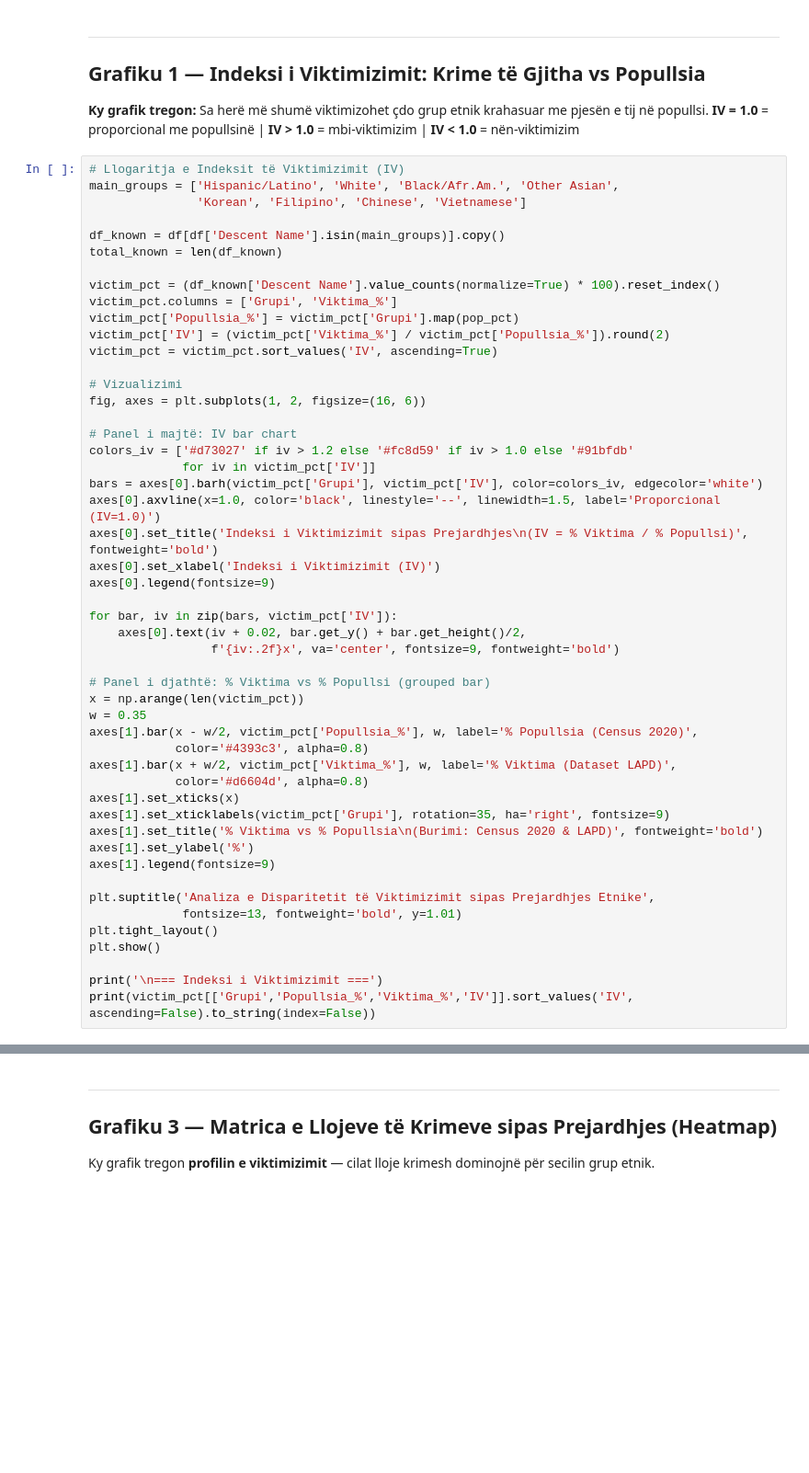
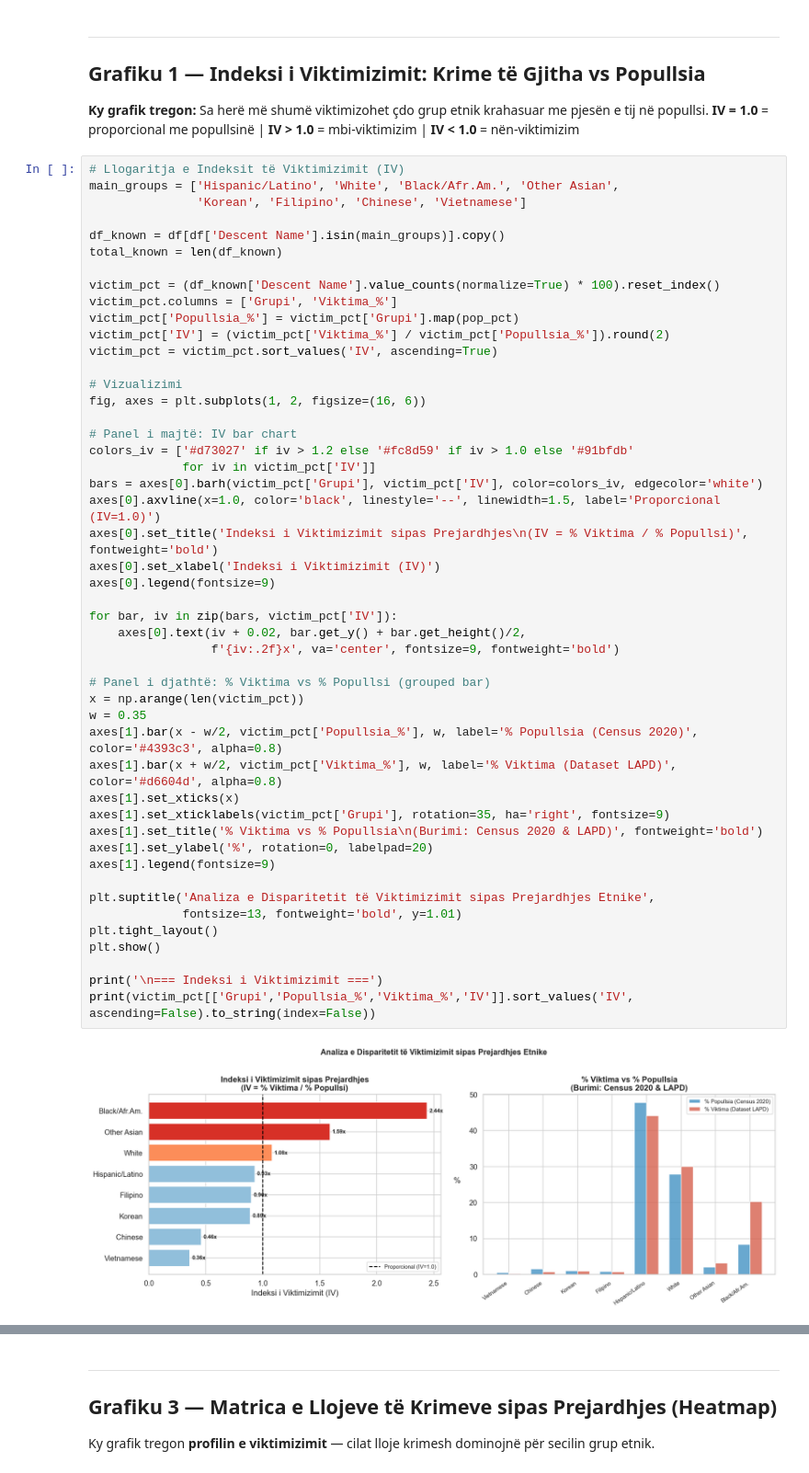
Before and after one commit to kle-di/LAPD-Crime-Analysis, a Jupyter notebook: Crime_analysis.ipynb, the cells around one changed output, grey strips where cells are left out. Shown at 92% size. Saved outputs shown, nothing was run; the diff lists cells and outputs as text; blank space fills up the shorter version.

```diff
--- a/Crime_analysis.ipynb
+++ b/Crime_analysis.ipynb
@@ -231,35 +295,35 @@ victim_pct = victim_pct.sort_values('IV', ascending=True)
 fig, axes = plt.subplots(1, 2, figsize=(16, 6))
 
 # Panel i majtë: IV bar chart
 colors_iv = ['#d73027' if iv > 1.2 else '#fc8d59' if iv > 1.0 else '#91bfdb'
              for iv in victim_pct['IV']]
 bars = axes[0].barh(victim_pct['Grupi'], victim_pct['IV'], color=colors_iv, edgecolor='white')
 axes[0].axvline(x=1.0, color='black', linestyle='--', linewidth=1.5, label='Proporcional (IV=1.0)')
 axes[0].set_title('Indeksi i Viktimizimit sipas Prejardhjes\n(IV = % Viktima / % Popullsi)', fontweight='bold')
 axes[0].set_xlabel('Indeksi i Viktimizimit (IV)')
 axes[0].legend(fontsize=9)
 
 for bar, iv in zip(bars, victim_pct['IV']):
     axes[0].text(iv + 0.02, bar.get_y() + bar.get_height()/2,
                  f'{iv:.2f}x', va='center', fontsize=9, fontweight='bold')
 
 # Panel i djathtë: % Viktima vs % Popullsi (grouped bar)
 x = np.arange(len(victim_pct))
 w = 0.35
-axes[1].bar(x - w/2, victim_pct['Popullsia_%'], w, label='% Popullsia (Census 2020)',
-            color='#4393c3', alpha=0.8)
-axes[1].bar(x + w/2, victim_pct['Viktima_%'], w, label='% Viktima (Dataset LAPD)',
-            color='#d6604d', alpha=0.8)
+axes[1].bar(x - w/2, victim_pct['Popullsia_%'], w, label='% Popullsia (Census 2020)', color='#4393c3', alpha=0.8)
+axes[1].bar(x + w/2, victim_pct['Viktima_%'], w, label='% Viktima (Dataset LAPD)', color='#d6604d', alpha=0.8)
 axes[1].set_xticks(x)
 axes[1].set_xticklabels(victim_pct['Grupi'], rotation=35, ha='right', fontsize=9)
 axes[1].set_title('% Viktima vs % Popullsia\n(Burimi: Census 2020 & LAPD)', fontweight='bold')
-axes[1].set_ylabel('%')
+axes[1].set_ylabel('%', rotation=0, labelpad=20)
 axes[1].legend(fontsize=9)
 
 plt.suptitle('Analiza e Disparitetit të Viktimizimit sipas Prejardhjes Etnike',
              fontsize=13, fontweight='bold', y=1.01)
 plt.tight_layout()
 plt.show()
 
 print('\n=== Indeksi i Viktimizimit ===')
 print(victim_pct[['Grupi','Popullsia_%','Viktima_%','IV']].sort_values('IV', ascending=False).to_string(index=False))
+# %% [output]
+[figure, added]
```
Also changed, not shown: parts of 22 cells of this notebook.
